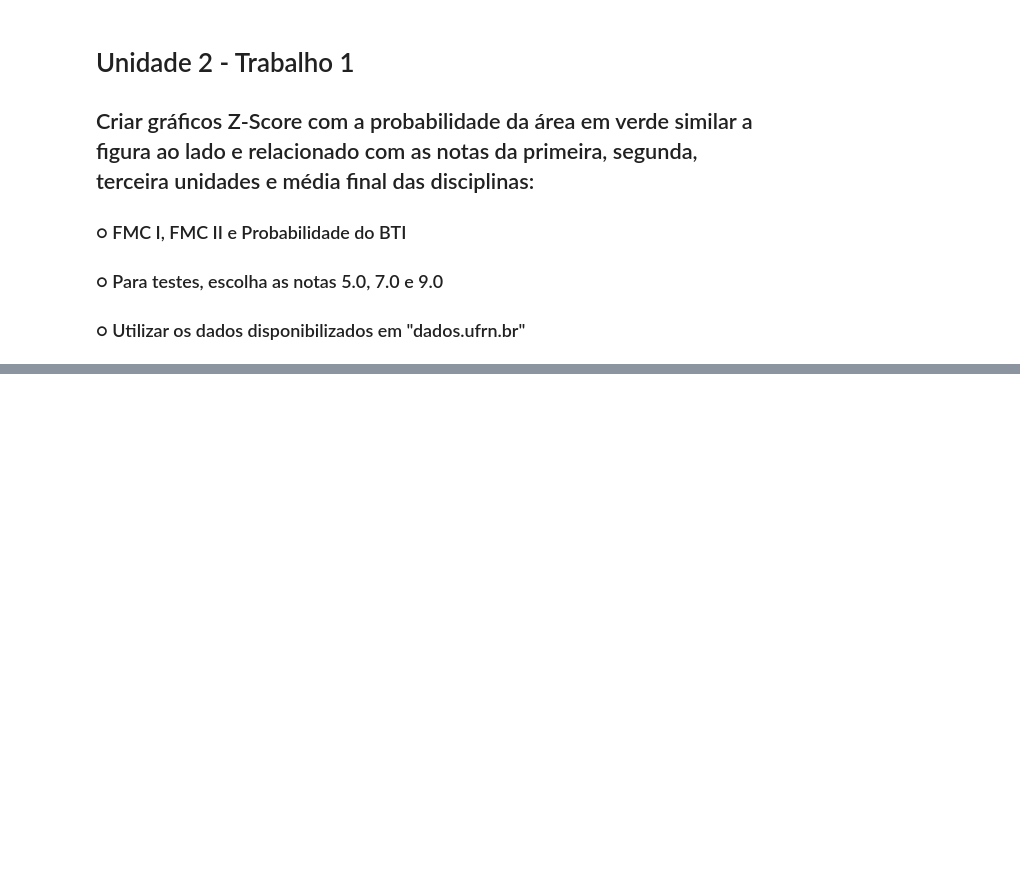
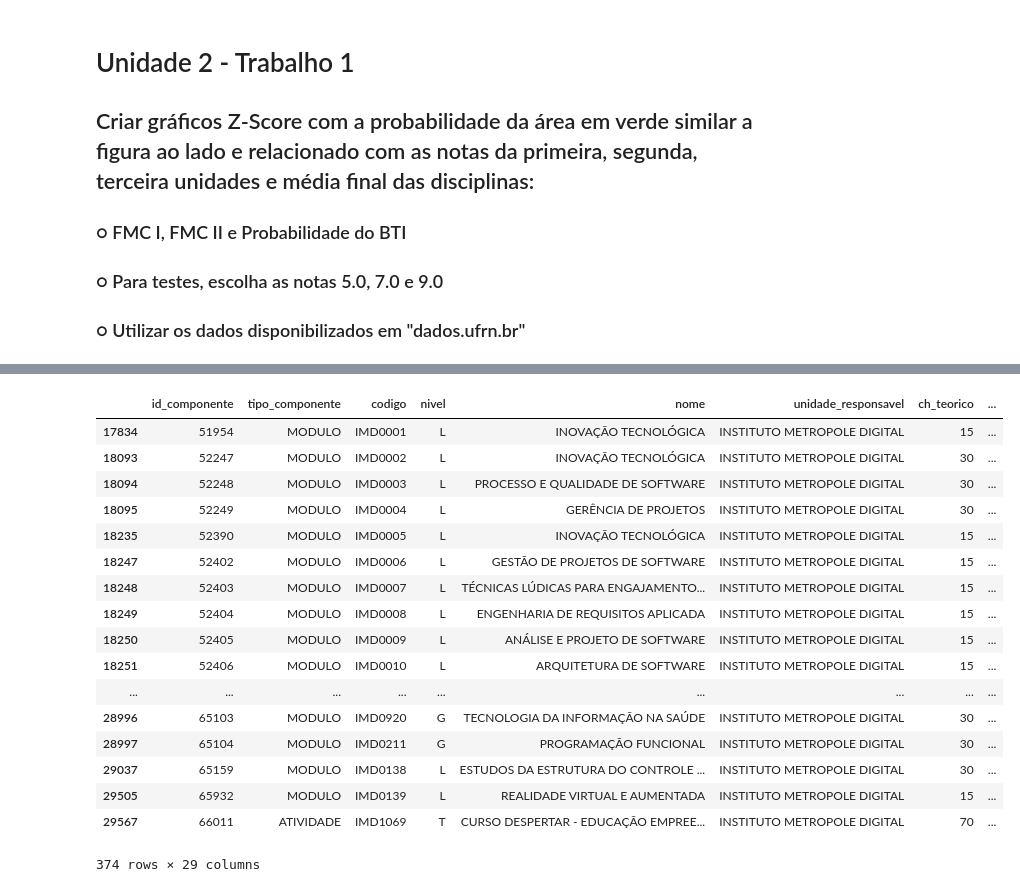
Before and after one commit to paulalps/Probabilidade, a Jupyter notebook: Unidade 2 - Trabalho 1/Trabalho 1.ipynb, the cells around one changed output, grey strips where cells are left out. Drawn from its saved outputs; the diff is of its cells as text; code cells hidden in the pictures; blank space fills up the shorter version.

```diff
--- a/Unidade 2 - Trabalho 1/Trabalho 1.ipynb
+++ b/Unidade 2 - Trabalho 1/Trabalho 1.ipynb
@@ -159,0 +65,23 @@ fmcII = turmas_imd_cons[turmas_imd_cons['codigo'].str.contains("IMD0038")]
+# %%
+## Filtrando apenas o componente BTI
+imd = disciplinas[disciplinas['codigo'].str.contains("IMD")]
+imd
+# %% [output]
+|  | id_componente | tipo_componente | codigo | nivel | nome | unidade_responsavel | ch_teorico | ... |
+| 17834 | 51954 | MODULO | IMD0001 | L | INOVAÇÃO TECNOLÓGICA | INSTITUTO METROPOLE DIGITAL | 15 | ... |
+| 18093 | 52247 | MODULO | IMD0002 | L | INOVAÇÃO TECNOLÓGICA | INSTITUTO METROPOLE DIGITAL | 30 | ... |
+| 18094 | 52248 | MODULO | IMD0003 | L | PROCESSO E QUALIDADE DE SOFTWARE | INSTITUTO METROPOLE DIGITAL | 30 | ... |
+| 18095 | 52249 | MODULO | IMD0004 | L | GERÊNCIA DE PROJETOS | INSTITUTO METROPOLE DIGITAL | 30 | ... |
+| 18235 | 52390 | MODULO | IMD0005 | L | INOVAÇÃO TECNOLÓGICA | INSTITUTO METROPOLE DIGITAL | 15 | ... |
+| 18247 | 52402 | MODULO | IMD0006 | L | GESTÃO DE PROJETOS DE SOFTWARE | INSTITUTO METROPOLE DIGITAL | 15 | ... |
+| 18248 | 52403 | MODULO | IMD0007 | L | TÉCNICAS LÚDICAS PARA ENGAJAMENTO... | INSTITUTO METROPOLE DIGITAL | 15 | ... |
+| 18249 | 52404 | MODULO | IMD0008 | L | ENGENHARIA DE REQUISITOS APLICADA | INSTITUTO METROPOLE DIGITAL | 15 | ... |
+| 18250 | 52405 | MODULO | IMD0009 | L | ANÁLISE E PROJETO DE SOFTWARE | INSTITUTO METROPOLE DIGITAL | 15 | ... |
+| 18251 | 52406 | MODULO | IMD0010 | L | ARQUITETURA DE SOFTWARE | INSTITUTO METROPOLE DIGITAL | 15 | ... |
+| ... | ... | ... | ... | ... | ... | ... | ... | ... |
+| 28996 | 65103 | MODULO | IMD0920 | G | TECNOLOGIA DA INFORMAÇÃO NA SAÚDE | INSTITUTO METROPOLE DIGITAL | 30 | ... |
+| 28997 | 65104 | MODULO | IMD0211 | G | PROGRAMAÇÃO FUNCIONAL | INSTITUTO METROPOLE DIGITAL | 30 | ... |
+| 29037 | 65159 | MODULO | IMD0138 | L | ESTUDOS DA ESTRUTURA DO CONTROLE ... | INSTITUTO METROPOLE DIGITAL | 30 | ... |
+| 29505 | 65932 | MODULO | IMD0139 | L | REALIDADE VIRTUAL E AUMENTADA | INSTITUTO METROPOLE DIGITAL | 15 | ... |
+| 29567 | 66011 | ATIVIDADE | IMD1069 | T | CURSO DESPERTAR - EDUCAÇÃO EMPREE... | INSTITUTO METROPOLE DIGITAL | 70 | ... |
+374 rows × 29 columns
```
Also changed, not shown: parts of 17 cells of this notebook.
